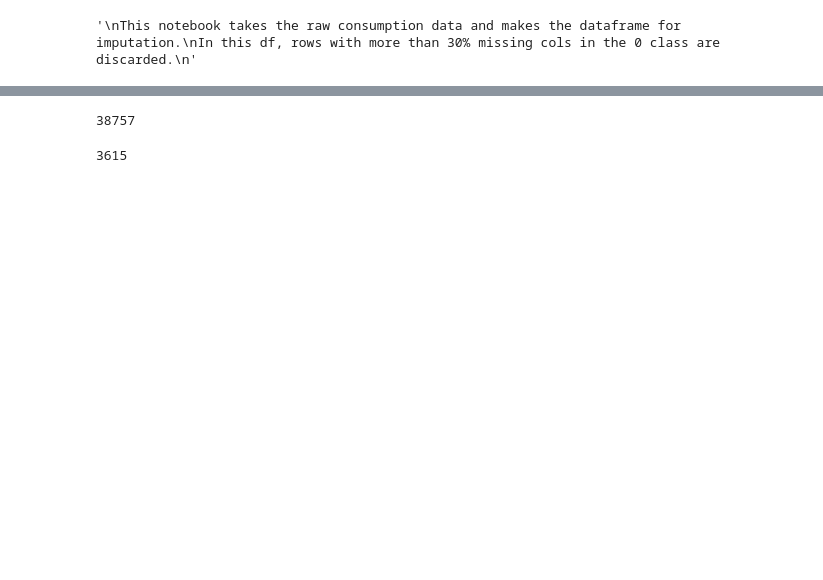
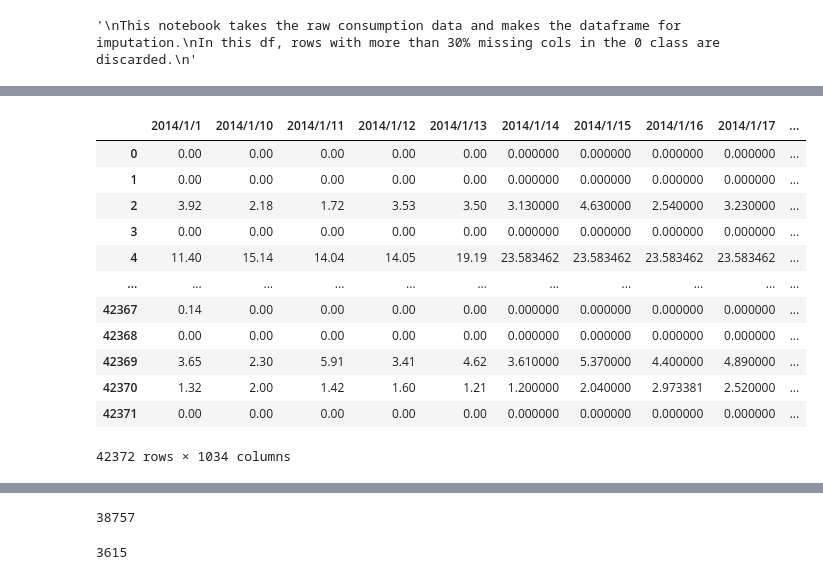
Before and after one commit to vmm221313/Energy_Theft, a Jupyter notebook: impute/imputation_base.ipynb, the cells around one changed output, grey strips where cells are left out. Saved outputs shown, nothing was run; the diff lists cells and outputs as text; code cells hidden in the pictures; blank space fills up the shorter version.

```diff
--- a/impute/imputation_base.ipynb
+++ b/impute/imputation_base.ipynb
@@ -80,7 +80,7 @@ def remove_micro_gaps(x, maxlen=5):
     return x_filled
 # %%
 def tiny_impute(i):
-    x = df.iloc[i][1:-1]
+    x = df.iloc[i][1:-1].to_list()
     return remove_micro_gaps(x)
 # %%
 p = multiprocessing.Pool()
@@ -110,3 +90,20 @@ df_interp
+# %%
+df_interp.columns = df.columns[1:-1]
+df_interp
+# %% [output]
+|  | 2014/1/1 | 2014/1/10 | 2014/1/11 | 2014/1/12 | 2014/1/13 | 2014/1/14 | 2014/1/15 | 2014/1/16 | 2014/1/17 | ... |
+| 0 | 0.00 | 0.00 | 0.00 | 0.00 | 0.00 | 0.000000 | 0.000000 | 0.000000 | 0.000000 | ... |
+| 1 | 0.00 | 0.00 | 0.00 | 0.00 | 0.00 | 0.000000 | 0.000000 | 0.000000 | 0.000000 | ... |
+| 2 | 3.92 | 2.18 | 1.72 | 3.53 | 3.50 | 3.130000 | 4.630000 | 2.540000 | 3.230000 | ... |
+| 3 | 0.00 | 0.00 | 0.00 | 0.00 | 0.00 | 0.000000 | 0.000000 | 0.000000 | 0.000000 | ... |
+| 4 | 11.40 | 15.14 | 14.04 | 14.05 | 19.19 | 23.583462 | 23.583462 | 23.583462 | 23.583462 | ... |
+| ... | ... | ... | ... | ... | ... | ... | ... | ... | ... | ... |
+| 42367 | 0.14 | 0.00 | 0.00 | 0.00 | 0.00 | 0.000000 | 0.000000 | 0.000000 | 0.000000 | ... |
+| 42368 | 0.00 | 0.00 | 0.00 | 0.00 | 0.00 | 0.000000 | 0.000000 | 0.000000 | 0.000000 | ... |
+| 42369 | 3.65 | 2.30 | 5.91 | 3.41 | 4.62 | 3.610000 | 5.370000 | 4.400000 | 4.890000 | ... |
+| 42370 | 1.32 | 2.00 | 1.42 | 1.60 | 1.21 | 1.200000 | 2.040000 | 2.973381 | 2.520000 | ... |
+| 42371 | 0.00 | 0.00 | 0.00 | 0.00 | 0.00 | 0.000000 | 0.000000 | 0.000000 | 0.000000 | ... |
+42372 rows × 1034 columns
 # %%
 num_zeros = []
 for i in tqdm(range(len(df_interp))):
```
Also changed, not shown: parts of 12 cells of this notebook, 10 other files.
